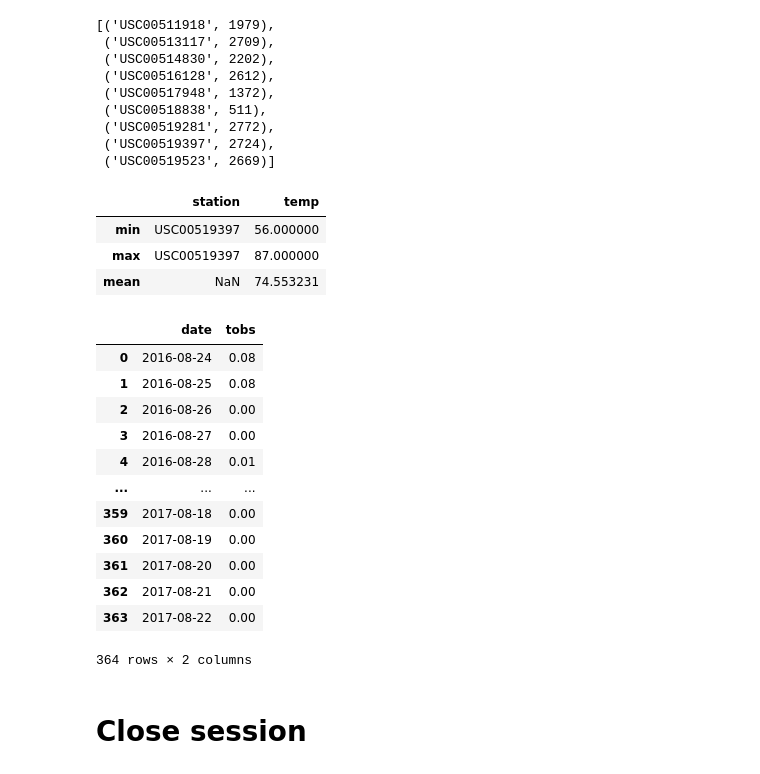
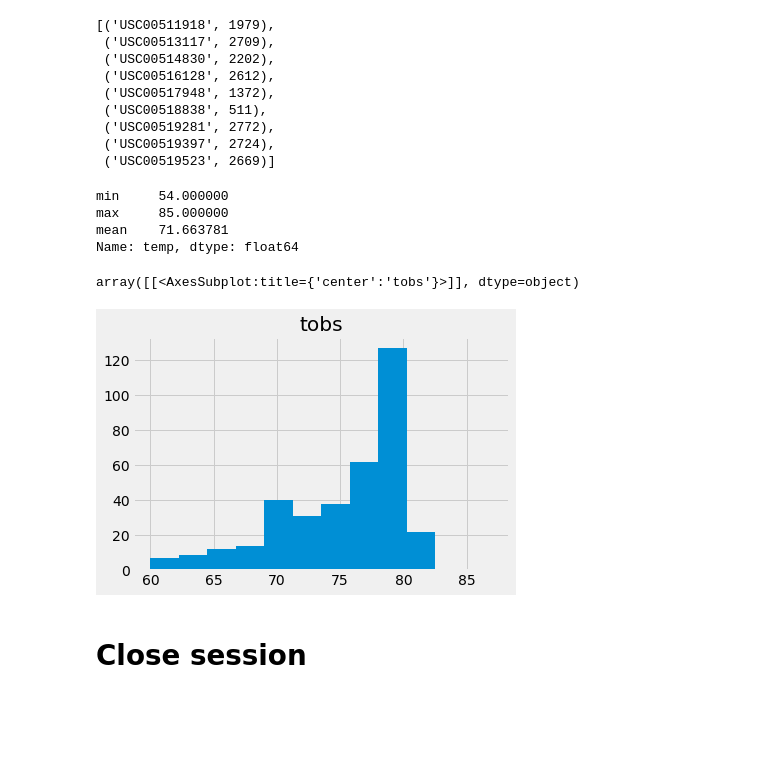
Before and after one commit to nsommerf/sqlalchemy, a Jupyter notebook: climate_starter.ipynb, the cells around one changed output. Saved outputs shown, nothing was run; the diff lists cells and outputs as text; code cells hidden in the pictures; blank space fills up the shorter version.

```diff
--- a/climate_starter.ipynb
+++ b/climate_starter.ipynb
@@ -157,41 +144,32 @@ data3
 # %%
 # Using the most active station id from the previous query, calculate the lowest, highest, and average temperature.
 data4 = session.query(Measurements.station, Measurements.tobs).\
-    filter(Measurements.station == 'USC00519397')
+    filter(Measurements.station == 'USC00519281')
 tempdf = pd.DataFrame(data4, columns = ['station','temp'])
-tempdf.agg(['min','max', 'mean'])
+tempdf['temp'].agg(['min','max', 'mean'])
 # %% [output]
-|  | station | temp |
-| min | USC00519397 | 56.000000 |
-| max | USC00519397 | 87.000000 |
-| mean | NaN | 74.553231 |
+min     54.000000
+max     85.000000
+mean    71.663781
+Name: temp, dtype: float64
 # %%
 # Using the most active station id
 # Query the last 12 months of temperature observation data for this station and plot the results as a histogram
 data5 = session.query(Measurements.date,Measurements.tobs).\
     filter(Measurements.date < maxdate).\
     filter(Measurements.date > mindate).\
     group_by(Measurements.date).all()
 data5
 
 # Save the query results as a Pandas DataFrame and set the index to the date column
 histdf = pd.DataFrame(data5, columns = ['date','tobs'])
+histdf['date'] = pd.to_datetime(histdf['date'],format ='%Y-%m-%d', errors='coerce')
 #histdf
 newhistdf = df.set_index('date')
+histdf.hist(bins=12)
 # %% [output]
-|  | date | tobs |
-| 0 | 2016-08-24 | 0.08 |
-| 1 | 2016-08-25 | 0.08 |
-| 2 | 2016-08-26 | 0.00 |
-| 3 | 2016-08-27 | 0.00 |
-| 4 | 2016-08-28 | 0.01 |
-| ... | ... | ... |
-| 359 | 2017-08-18 | 0.00 |
-| 360 | 2017-08-19 | 0.00 |
-| 361 | 2017-08-20 | 0.00 |
-| 362 | 2017-08-21 | 0.00 |
-| 363 | 2017-08-22 | 0.00 |
-364 rows × 2 columns
+array([[<AxesSubplot:title={'center':'tobs'}>]], dtype=object)
+[figure, added]
 # %% [markdown]
 # Close session
 # %%
```
Also changed, not shown: parts of 6 cells of this notebook.
